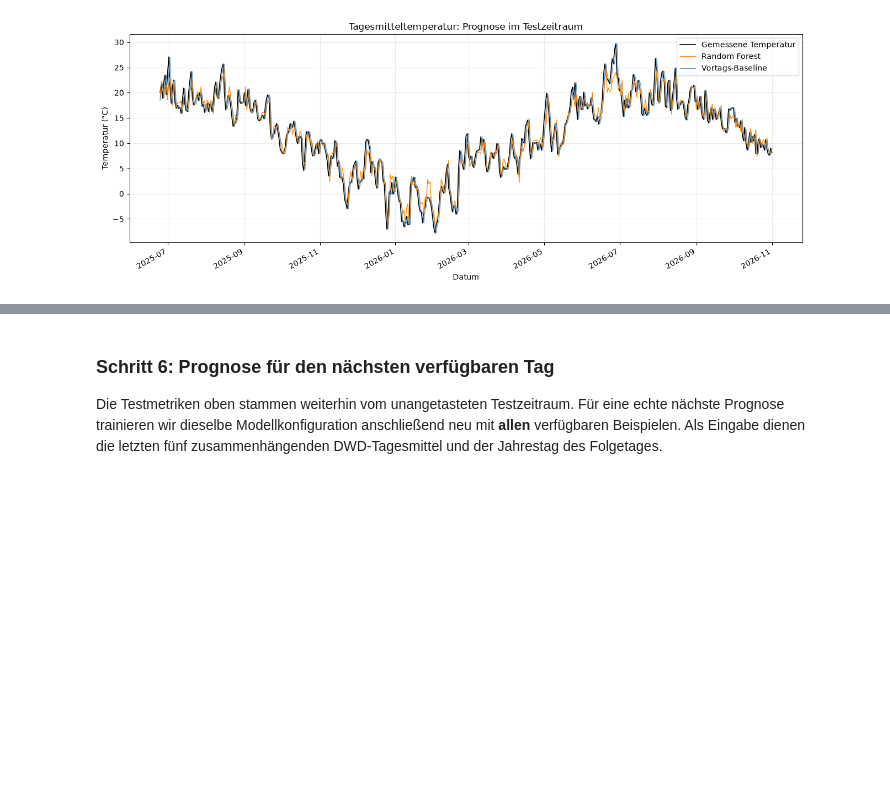
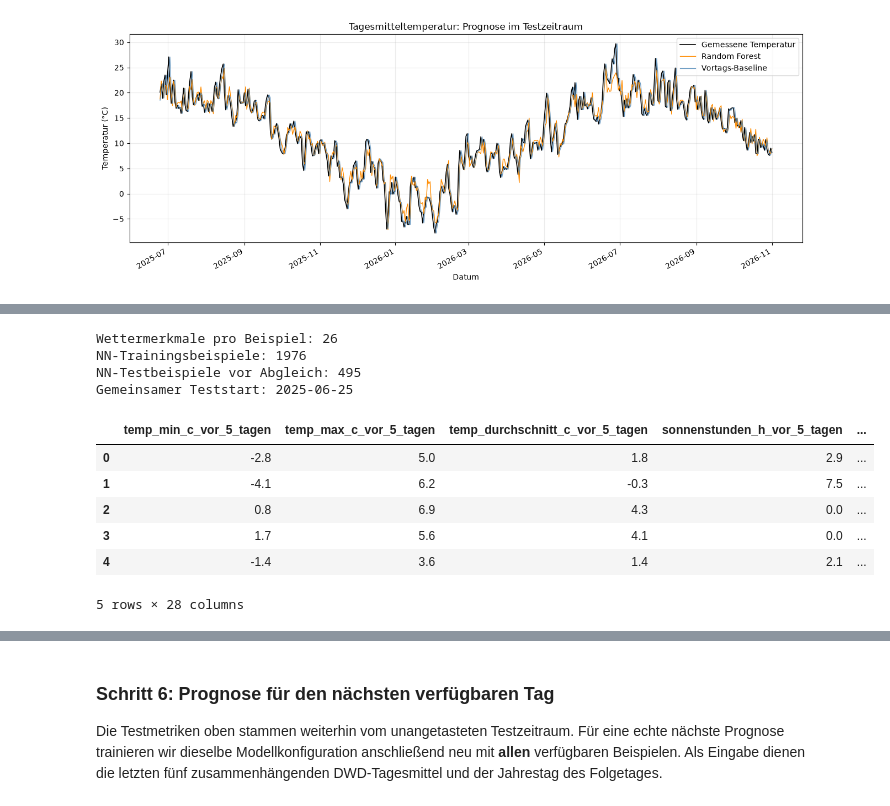
Before and after one commit to JosefineSo/seminar3, a Jupyter notebook: dwd_berlin_wetterdaten_2020_bis_heute.ipynb, the cells around one changed output, grey strips where cells are left out. Cells and saved outputs as stored; diff of their text form; code cells hidden in the pictures; blank space fills up the shorter version.

```diff
--- a/dwd_berlin_wetterdaten_2020_bis_heute.ipynb
+++ b/dwd_berlin_wetterdaten_2020_bis_heute.ipynb
@@ -646,0 +664,76 @@ plt.show()
+# %%
+neural_weather_columns = [
+    "temp_min_c",
+    "temp_max_c",
+    "temp_durchschnitt_c",
+    "sonnenstunden_h",
+    "niederschlag_mm",
+]
+nn_weather_df = weather_df.copy()
+for column in neural_weather_columns:
+    nn_weather_df[column] = pd.to_numeric(nn_weather_df[column], errors="coerce")
+
+nn_feature_columns = [
+    f"{column}_vor_{lag}_tagen"
+    for lag in range(5, 0, -1)
+    for column in neural_weather_columns
+ ] + ["tag_im_jahr"]
+
+nn_rows = []
+for target_index in range(5, len(nn_weather_df)):
+    input_window = nn_weather_df.iloc[target_index - 5: target_index]
+    target_row = nn_weather_df.iloc[target_index]
+    target_date = target_row["datum"]
+    observed_dates = pd.DatetimeIndex(input_window["datum"].tolist() + [target_date])
+    expected_dates = pd.date_range(end=target_date, periods=6, freq="D")
+    if not observed_dates.equals(expected_dates):
+        continue
+
+    input_values = input_window[neural_weather_columns].to_numpy(dtype=float)
+    target_value = target_row["temp_durchschnitt_c"]
+    if not np.isfinite(input_values).all() or not np.isfinite(target_value):
+        continue
+
+    sample = {}
+    for lag in range(5, 0, -1):
+        past_row = input_window.iloc[5 - lag]
+        for column in neural_weather_columns:
+            sample[f"{column}_vor_{lag}_tagen"] = float(past_row[column])
+    sample["tag_im_jahr"] = tag_im_jahr_365(target_date)
+    sample["ziel_datum"] = target_date
+    sample["zieltemperatur_c"] = float(target_value)
+    nn_rows.append(sample)
+
+nn_trainingsdaten = pd.DataFrame(nn_rows)
+if nn_trainingsdaten.empty:
+    raise ValueError("Es wurden keine vollständigen NN-Trainingsfenster gefunden.")
+
+test_start_date = test_dates.iloc[0]
+nn_trainingsdaten = nn_trainingsdaten.sort_values("ziel_datum").reset_index(drop=True)
+nn_train = nn_trainingsdaten[nn_trainingsdaten["ziel_datum"] < test_start_date]
+nn_test = nn_trainingsdaten[nn_trainingsdaten["ziel_datum"] >= test_start_date]
+if nn_train.empty or nn_test.empty:
+    raise ValueError("Der gemeinsame zeitliche Train-/Testzeitraum ist leer.")
+
+X_nn_train = nn_train[nn_feature_columns]
+y_nn_train = nn_train["zieltemperatur_c"]
+X_nn_test = nn_test[nn_feature_columns]
+y_nn_test = nn_test["zieltemperatur_c"]
+
+print(f"Wettermerkmale pro Beispiel: {len(nn_feature_columns)}")
+print(f"NN-Trainingsbeispiele: {len(nn_train)}")
+print(f"NN-Testbeispiele vor Abgleich: {len(nn_test)}")
+print(f"Gemeinsamer Teststart: {test_start_date.date()}")
+display(nn_trainingsdaten.head())
+# %% [output]
+Wettermerkmale pro Beispiel: 26
+NN-Trainingsbeispiele: 1976
+NN-Testbeispiele vor Abgleich: 495
+Gemeinsamer Teststart: 2025-06-25
+|  | temp_min_c_vor_5_tagen | temp_max_c_vor_5_tagen | temp_durchschnitt_c_vor_5_tagen | sonnenstunden_h_vor_5_tagen | ... |
+| 0 | -2.8 | 5.0 | 1.8 | 2.9 | ... |
+| 1 | -4.1 | 6.2 | -0.3 | 7.5 | ... |
+| 2 | 0.8 | 6.9 | 4.3 | 0.0 | ... |
+| 3 | 1.7 | 5.6 | 4.1 | 0.0 | ... |
+| 4 | -1.4 | 3.6 | 1.4 | 2.1 | ... |
+5 rows × 28 columns
```
Also changed, not shown: parts of 9 cells of this notebook, 1 other file.
